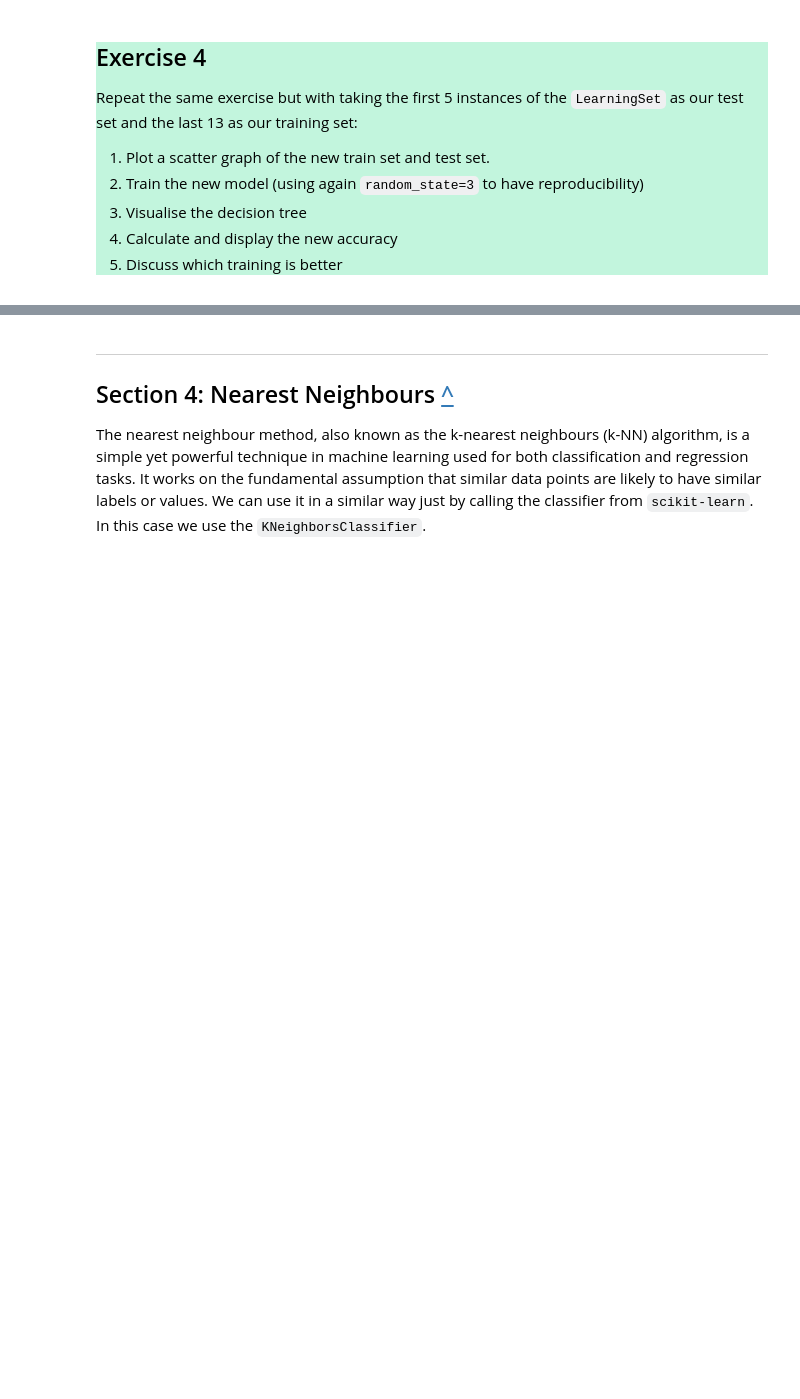
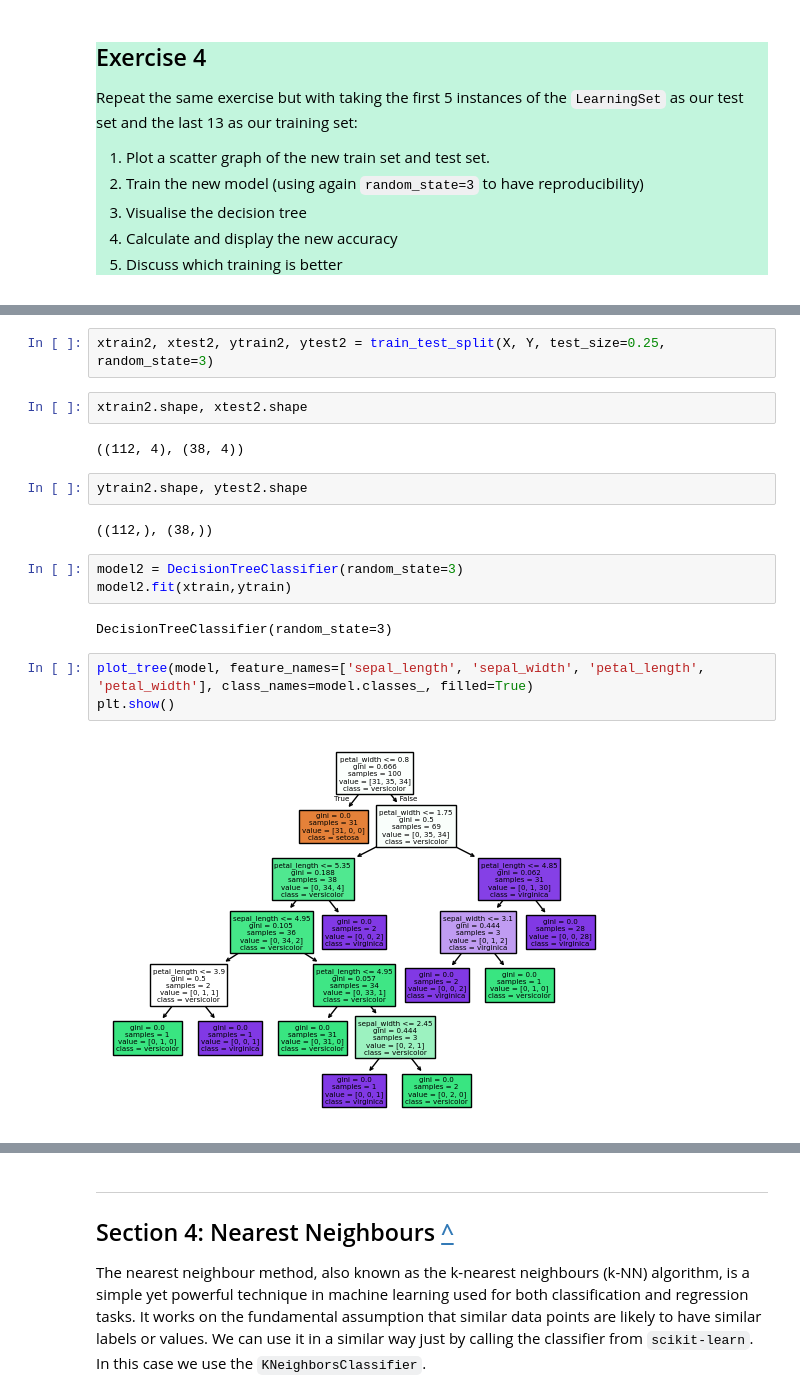
Before and after one commit to nakulpandit/QM_ML_DL_Lab, a Jupyter notebook: week 3/Week_3_2025_first_ML_project_Shared.ipynb, the cells around one changed output, grey strips where cells are left out. Cells and saved outputs as stored; diff of their text form; blank space fills up the shorter version.

```diff
--- a/week 3/Week_3_2025_first_ML_project_Shared.ipynb
+++ b/week 3/Week_3_2025_first_ML_project_Shared.ipynb
@@ -231,0 +282,20 @@ Repeat the same exercise but with taking the first 5 instances of the `LearningS
+# %%
+xtrain2, xtest2, ytrain2, ytest2 = train_test_split(X, Y, test_size=0.25, random_state=3)
+# %%
+xtrain2.shape, xtest2.shape
+# %% [output]
+((112, 4), (38, 4))
+# %%
+ytrain2.shape, ytest2.shape
+# %% [output]
+((112,), (38,))
+# %%
+model2 = DecisionTreeClassifier(random_state=3)
+model2.fit(xtrain,ytrain)
+# %% [output]
+DecisionTreeClassifier(random_state=3)
+# %%
+plot_tree(model, feature_names=['sepal_length', 'sepal_width', 'petal_length', 'petal_width'], class_names=model.classes_, filled=True)
+plt.show()
+# %% [output]
+[figure, added]
```
Also changed, not shown: parts of 61 cells of this notebook.
